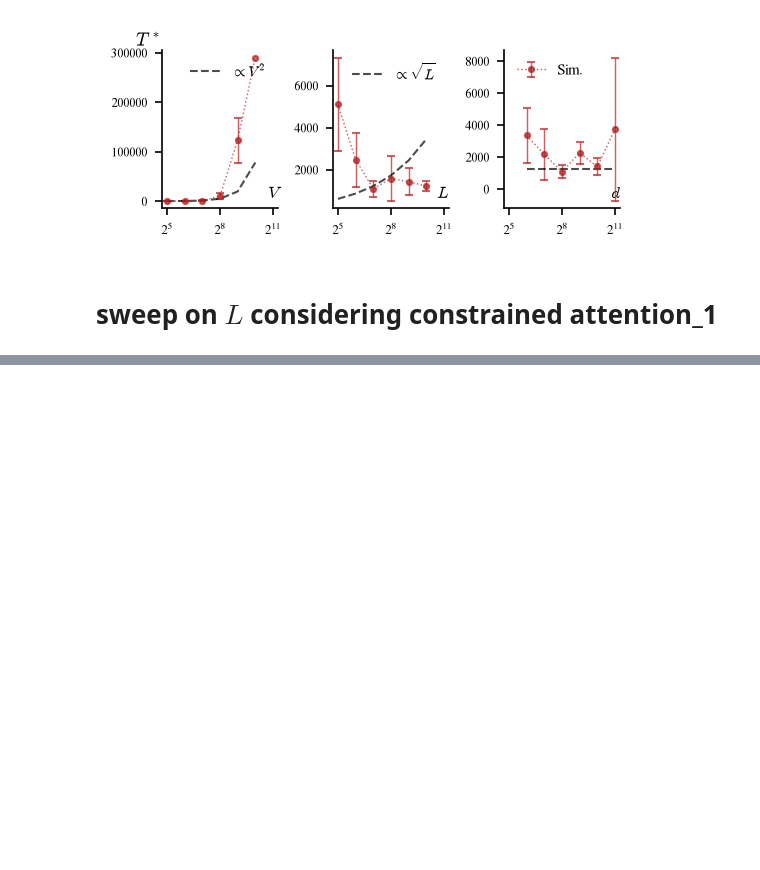
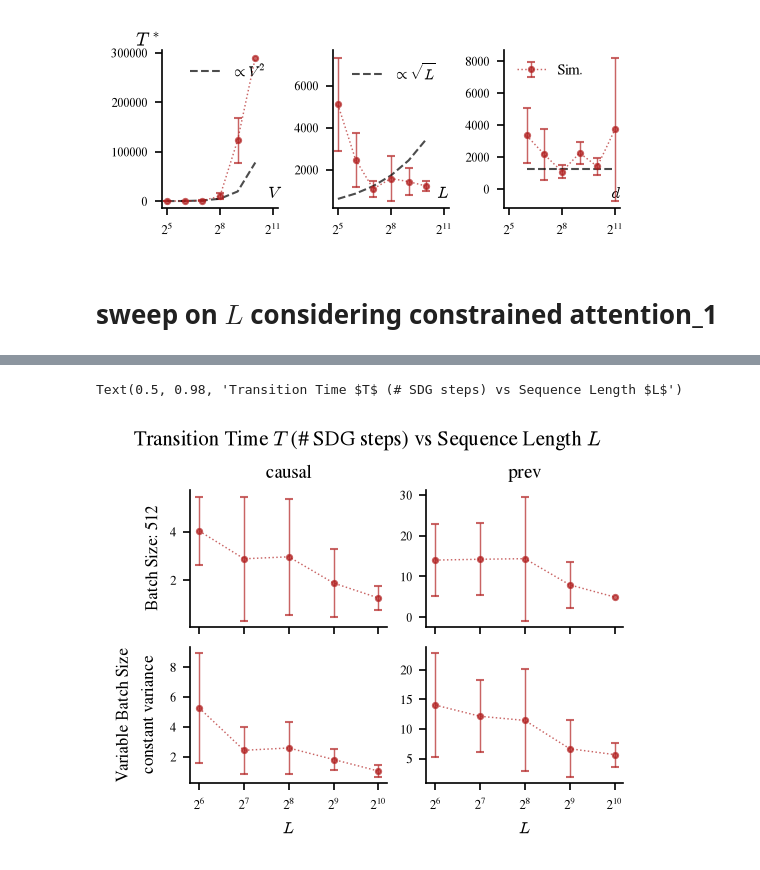
Before and after one commit to CristopherErazo/InContextLearning, a Jupyter notebook: notebooks/26_09_20_Scan_LearningRate.ipynb, the cells around one changed output, grey strips where cells are left out. Cells and saved outputs as stored; diff of their text form; code cells hidden in the pictures; blank space fills up the shorter version.

```diff
--- a/notebooks/26_09_20_Scan_LearningRate.ipynb
+++ b/notebooks/26_09_20_Scan_LearningRate.ipynb
@@ -522,0 +559,38 @@ summary
+# %%
+experiment_name = 'new_scaling'
+base_dir = '../data'
+reader = ExperimentReader(experiment_name,base_dir=base_dir)
+summary = analyze(reader)
+
+masks = ['causal','prev']
+fixed_bs = 512
+
+aggregated_results = {mask1: {} for mask1 in masks}
+for mask in masks:
+    # Fixed Batch Size
+    data = summary[(summary['mask1']==mask) & (summary['batch_size']==fixed_bs)]
+    aggregated_results[mask]['fix_bs'] = data.groupby(['seq_len'])['T'].agg(['mean','std']).reset_index()
+
+    # Variable Batch Size
+    data = summary[(summary['mask1']==mask) & (summary['batch_size']!=fixed_bs)]
+    aggregated_results[mask]['var_bs'] = data.groupby(['seq_len'])['T'].agg(['mean','std']).reset_index()
+# %%
+
+
+fig , axes = create_fig(2,2,sharey=False,h=0.8)
+
+for i , mask in enumerate(masks):
+    for j , bs_type in enumerate(['fix_bs','var_bs']):
+        ax = axes[j,i]
+        data = aggregated_results[mask][bs_type]
+        ax.errorbar(data['seq_len'], data['mean']/1000, yerr=data['std']/1000, marker='o', label=fr'$\mathrm{{{mask}}}$', color='firebrick', markersize=2.5, capsize=2,elinewidth=0.7,ls=':',lw=0.7,alpha=0.7)
+        if j==1: ax.set_xlabel(r'$L$',fontsize=8)
+        if j==0: ax.set_title(mask,fontsize=9)
+        if i==0: ax.set_ylabel(fr'Batch Size: {fixed_bs}' if bs_type=='fix_bs' else f'Variable Batch Size\nconstant variance', fontsize=8)
+        ax.set_xscale('log', base=2)
+        # ax.set_yscale('log')
+
+fig.suptitle('Transition Time $T$ (# SDG steps) vs Sequence Length $L$', fontsize=10)
+# %% [output]
+Text(0.5, 0.98, 'Transition Time $T$ (# SDG steps) vs Sequence Length $L$')
+[figure, added]
```
Also changed, not shown: parts of 6 cells of this notebook, 1 other file.
